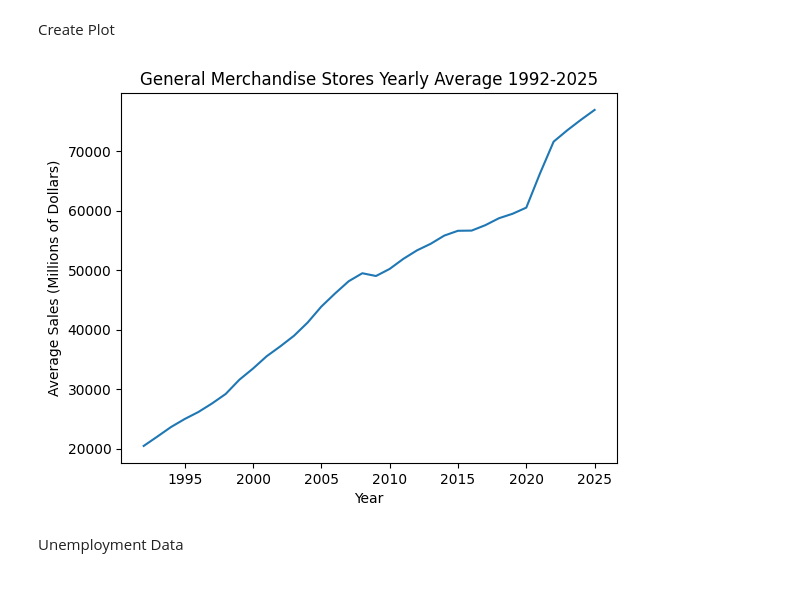
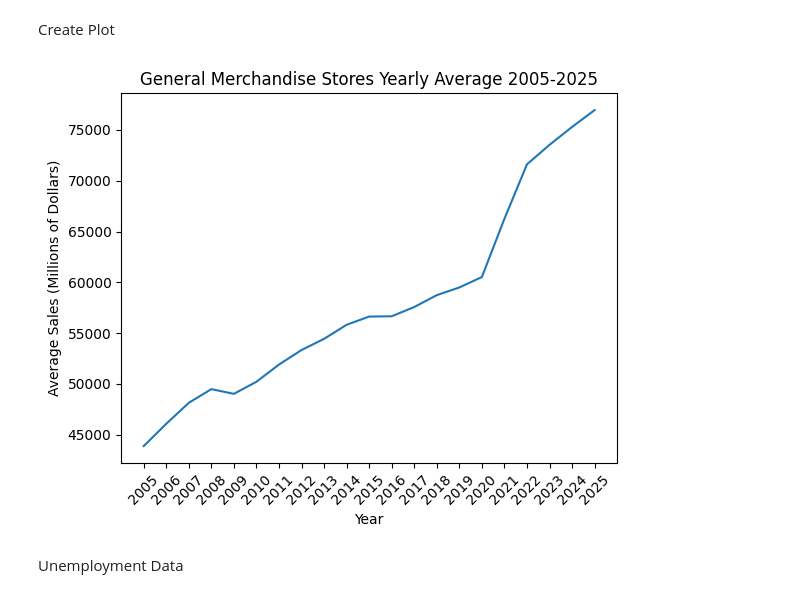
Before and after one commit to AjwadIbnSwalehin/retail-macro-forecasting, a Jupyter notebook: notebooks/general_merchandise.ipynb, the cells around one changed output. Saved outputs shown, nothing was run; the diff lists cells and outputs as text; code cells hidden in the pictures.

```diff
--- a/notebooks/general_merchandise.ipynb
+++ b/notebooks/general_merchandise.ipynb
@@ -42,13 +42,16 @@ Create Plot
 # %%
 yearly_averages = compute_yearly_averages(df)
 
 plt.plot(df.index, yearly_averages)
-plt.title("General Merchandise Stores Yearly Average 1992-2025")
+plt.title("General Merchandise Stores Yearly Average 2005-2025")
 plt.xlabel("Year")
 plt.ylabel("Average Sales (Millions of Dollars)")
+plt.xticks(np.arange(2005, 2026, step=1))
+plt.xticks(rotation = 45)
+
 plt.show()
 # %% [output]
-[figure, old version]
+[figure, new version]
 # %% [markdown]
 Unemployment Data
 # %%
```
Also changed, not shown: parts of 5 cells of this notebook.
